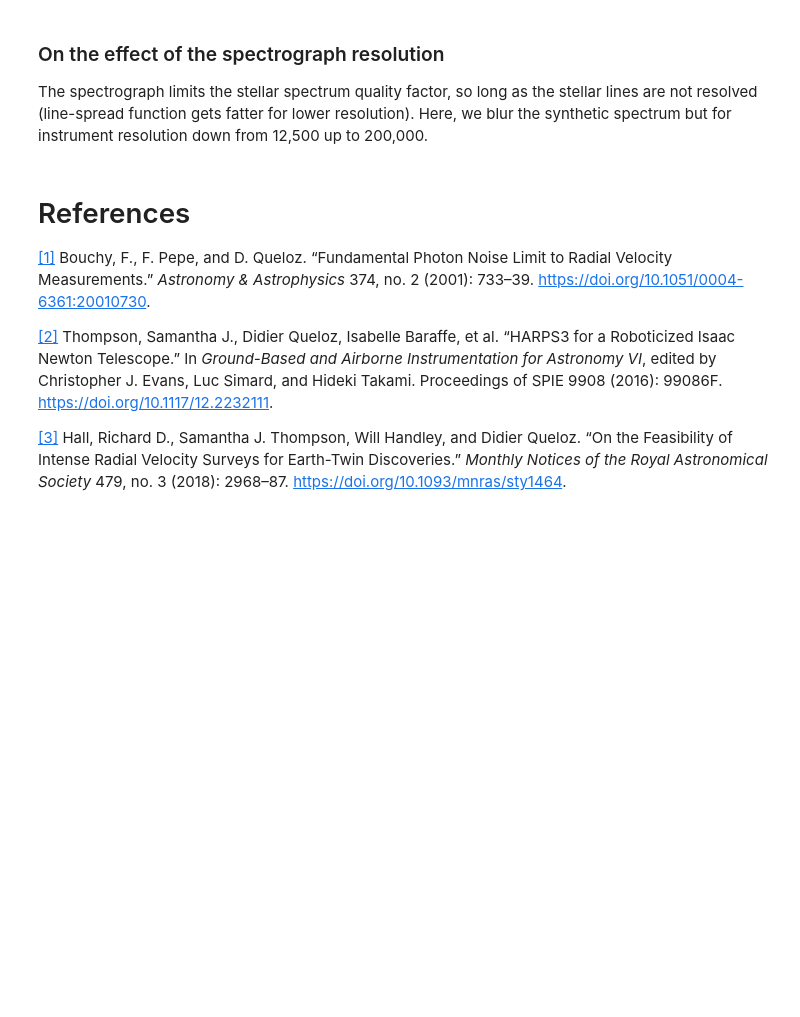
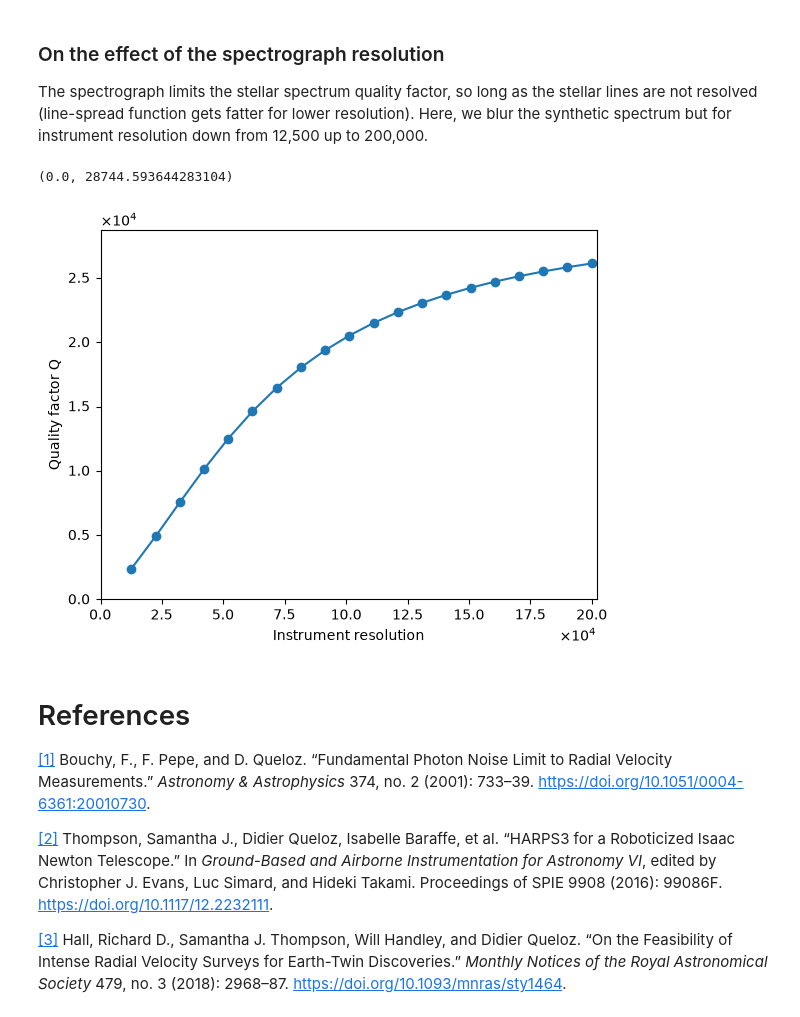
Before and after one commit to EnisGerxhalija/simulated_rv_data, a Jupyter notebook: notebooks/photon_noise_limit.ipynb, the cells around one changed output. Drawn from its saved outputs; the diff is of its cells as text; code cells hidden in the pictures; blank space fills up the shorter version.

Commit message:
Updated plot for instr resolution vs q factor

```diff
--- a/notebooks/photon_noise_limit.ipynb
+++ b/notebooks/photon_noise_limit.ipynb
@@ -344,7 +344,14 @@ for i, resolution in enumerate(instrument_resolutions):
 # %%
 plt.plot(q_factor_resolution_results[:, 0], q_factor_resolution_results[:, 1], marker='o')
 plt.xlabel("Instrument resolution")
 plt.ylabel("Quality factor Q")
+plt.ticklabel_format(axis="x", style="sci", scilimits=(4, 4), useMathText=True)
+plt.ticklabel_format(axis="y", style="sci", scilimits=(4, 4), useMathText=True)
+plt.xlim(0, instrument_resolutions[-1]*1.01)
+plt.ylim(0, q_factor_resolution_results[:, 1].max() * 1.1)
+# %% [output]
+(0.0, 28744.593644283104)
+[figure, added]
 # %% [markdown]
 # References
 
```
